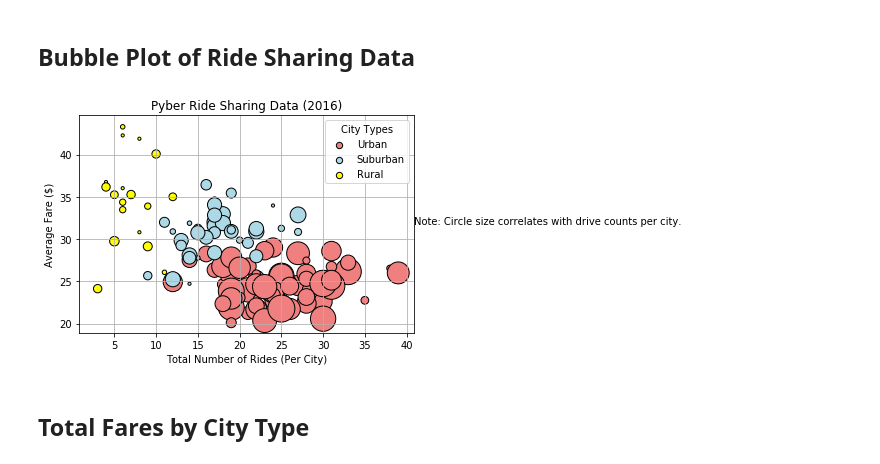
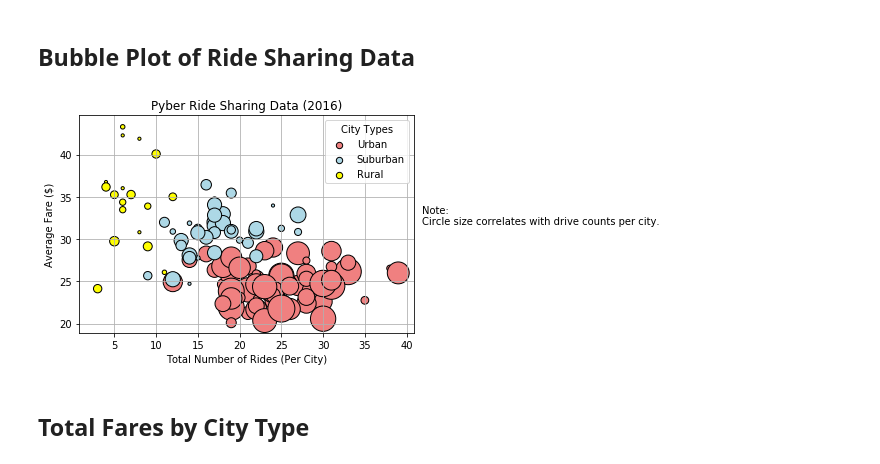
Before and after one commit to chenchen-yu/HW5, a Jupyter notebook: Pyber/pyber.ipynb, the cells around one changed output. Drawn from its saved outputs; the diff is of its cells as text; code cells hidden in the pictures.

```diff
--- a/Pyber/pyber.ipynb
+++ b/Pyber/pyber.ipynb
@@ -49,35 +54,36 @@ ax = fig.add_subplot(1, 1, 1)
 
 ax.scatter(ride_data.loc['Urban','ride_id'], ride_data.loc['Urban','fare'], alpha=1, c='lightcoral', edgecolors='black',
            s=10*ride_data.loc['Urban','driver_count'], label='Urban')
 ax.scatter(ride_data.loc['Suburban','ride_id'], ride_data.loc['Suburban','fare'], alpha=1, c='lightblue', edgecolors='black',
            s=10*ride_data.loc['Suburban','driver_count'], label='Suburban')
 ax.scatter(ride_data.loc['Rural','ride_id'], ride_data.loc['Rural','fare'], alpha=1, c='yellow', edgecolors='black',
            s=10*ride_data.loc['Rural','driver_count'], label='Rural')
 
 # Incorporate the other graph properties
 plt.xlabel('Total Number of Rides (Per City)')
 plt.ylabel('Average Fare ($)')
 plt.title("Pyber Ride Sharing Data (2016)")
 
 # Create a legend
 lgnd = plt.legend(title='City Types', frameon=True, loc='upper right', )
 
 lgnd.legendHandles[0]._sizes = [40]
 lgnd.legendHandles[1]._sizes = [40]
 lgnd.legendHandles[2]._sizes = [40]
 plt.grid()
 
 # Incorporate a text label regarding circle size
-plt.text(1.4, 0.5, 'Note: Circle size correlates with drive counts per city.', horizontalalignment='center',
+plt.text(1.065, 0.55, 'Note:', horizontalalignment='center',verticalalignment='baseline', transform=ax.transAxes)
+plt.text(1.38, 0.5, 'Circle size correlates with drive counts per city.', horizontalalignment='center',
          verticalalignment='baseline', transform=ax.transAxes)
 
 # Save Figure
 plt.savefig("Images/ScatterPlot.png")
 
 # Show plot
 plt.show()
 # %% [output]
-[figure, old version]
+[figure, new version]
 # %% [markdown]
 ## Total Fares by City Type
 # %%
```
Also changed, not shown: parts of 1 cell of this notebook.
